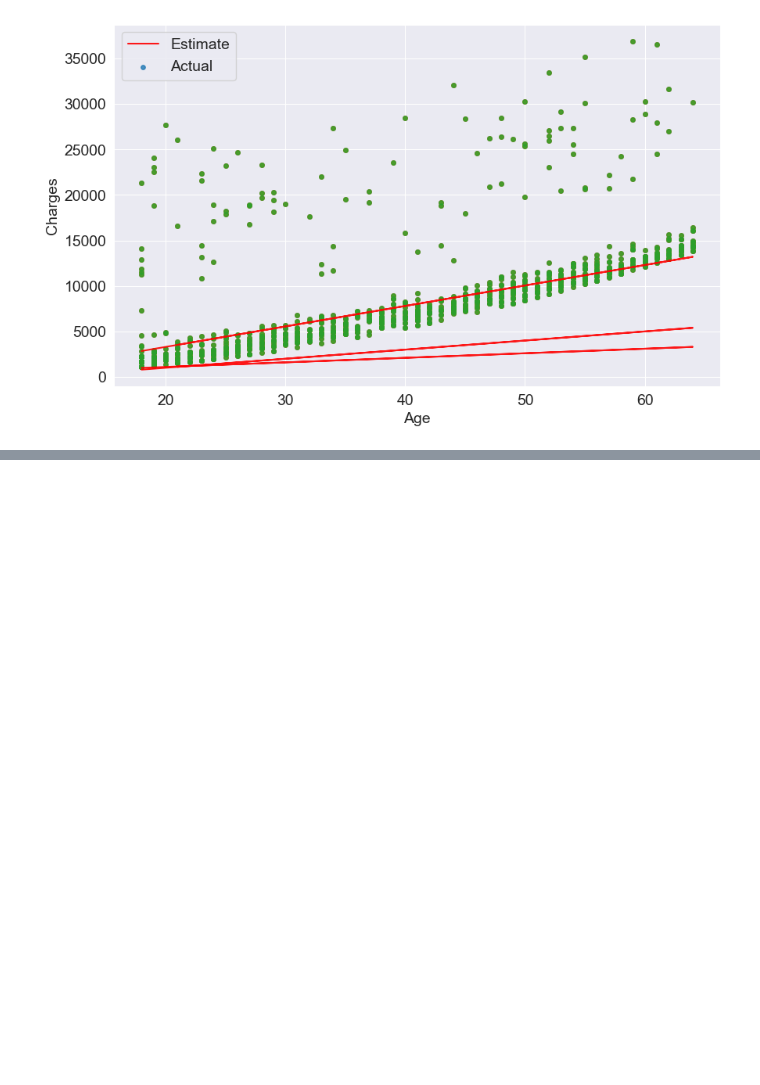
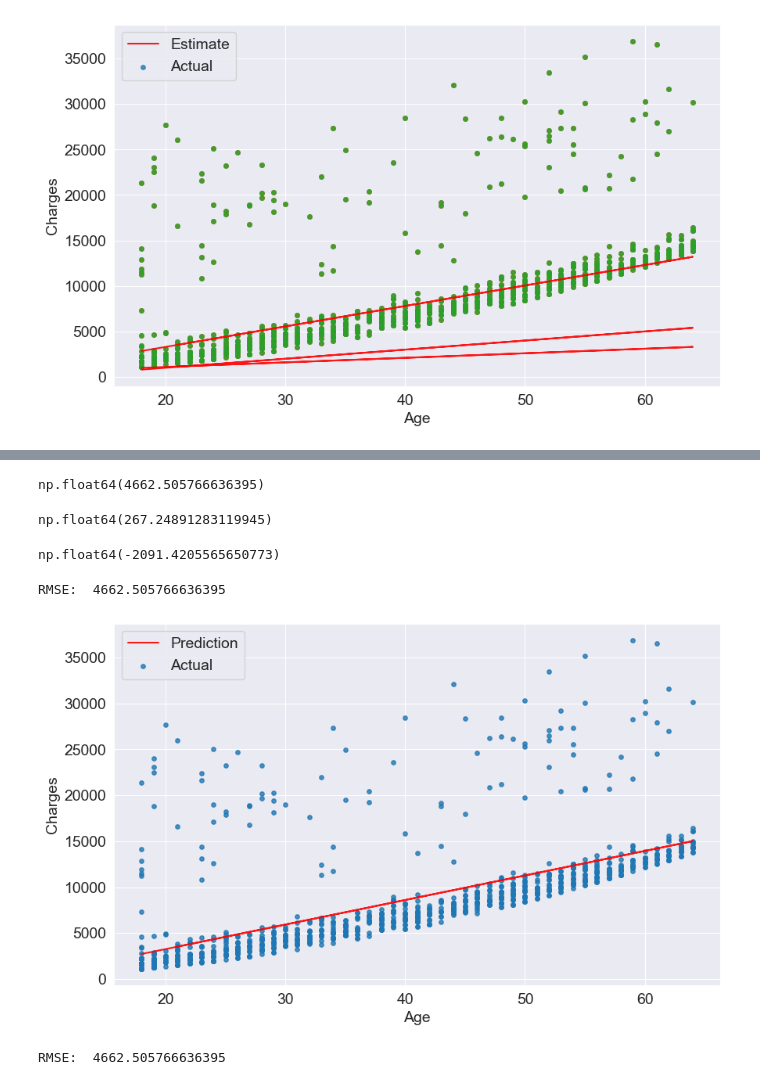
Before and after one commit to Hassan23121999/medical_expenses_predictor, a Jupyter notebook: notebook.ipynb, the cells around one changed output, grey strips where cells are left out. Drawn from its saved outputs; the diff is of its cells as text; code cells hidden in the pictures; blank space fills up the shorter version.

Commit message:
Update with scikit learn training

```diff
--- a/notebook.ipynb
+++ b/notebook.ipynb
@@ -340,0 +414,3 @@ try_parameters(225, -1200)
+# %%
+from sklearn.linear_model import LinearRegression
+model = LinearRegression()
@@ -340,0 +437,5 @@ try_parameters(225, -1200)
+# %%
+inputs = non_smoker_df[['age']]
+target = non_smoker_df.charges
+print('input.shape: ', inputs.shape)
+print('target.shape: ', target.shape)
@@ -340,0 +445,2 @@ try_parameters(225, -1200)
+# %%
+model.fit(inputs, target)
@@ -340,0 +495,35 @@ try_parameters(225, -1200)
+# %%
+rmse(target, predictions)
+# %% [output]
+np.float64(4662.505766636395)
+# %%
+# w
+model.coef_[0]
+# %% [output]
+np.float64(267.24891283119945)
+# %%
+
+# b
+model.intercept_
+# %% [output]
+np.float64(-2091.4205565650773)
+# %%
+try_parameters(model.coef_[0], model.intercept_)
+# %% [output]
+RMSE:  4662.505766636395
+[figure, added]
+# %%
+# Create inputs and target for all data
+imputs, target = non_smoker_df[['age']], non_smoker_df.charges
+
+# Create and train the model
+model = LinearRegression().fit(imputs, target)
+
+# Generate predictions
+predictions = model.predict(imputs)
+
+#Compute loss to evaluate the model
+loss = rmse(target, predictions)
+print('RMSE: ', loss)
+# %% [output]
+RMSE:  4662.505766636395
```
Also changed, not shown: parts of 18 cells of this notebook.
